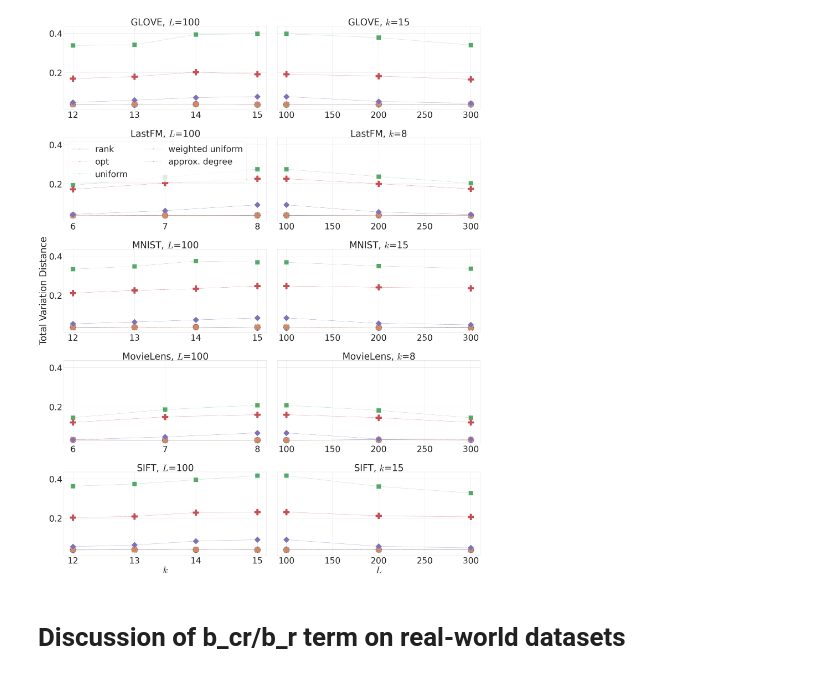
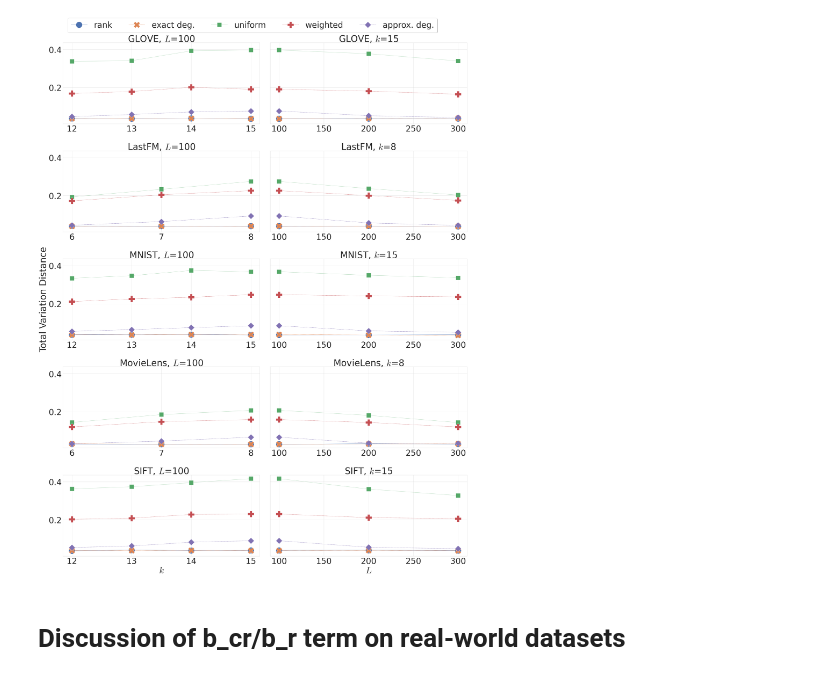
Before and after one commit to alfahaf/fair-nn, a Jupyter notebook: eval.ipynb, the cells around one changed output. Saved outputs shown, nothing was run; the diff lists cells and outputs as text; code cells hidden in the pictures.

```diff
--- a/eval.ipynb
+++ b/eval.ipynb
@@ -41,42 +41,44 @@ df = pd.read_csv("exp-res/exp.csv").replace({
     "sift-128-euclidean" : "SIFT",
     "mnist-784-euclidean" : "MNIST",
     "weighted_uniform": "weighted uniform",
-    "approx_degree": "approx. degree"
+    "approx_degree": "approx. degree",
+    "opt" : "exact degree",
 })
 # %%
 plt.rcParams["figure.figsize"] =(40,50)
 sns.set_context('paper', font_scale=6)
 fig, axs = plt.subplots(5, 2, sharey=True, sharex=False)
 for i, ds in enumerate(sorted(set(df.dataset))):
     for k in set(df[df.dataset==ds].k):
         if len(set(df[(df.dataset==ds) & (df.k == k)].L.values)) > 1:
             #plt.title(f"{ds}, k={k}")
             axs[i,1].set_title(f"{ds}, $k$={k}")
             sns.lineplot(ax=axs[i,1], data=df[(df.k == k) & (df.dataset == ds)], x="L", y="tvd",style="method", hue="method", markers=True, ms=40, legend=False)
 
 for i, ds in enumerate(sorted(set(df.dataset))):
     for L in set(df[df.dataset==ds].L):
         if len(set(df[(df.dataset==ds) & (df.L == L)].k.values)) > 1:
             #plt.title(f"{ds}, k={k}")
             axs[i,0].set_title(f"{ds}, $L$={L}")
-            sns.lineplot(ax=axs[i,0], data=df[(df.L == L) & (df.dataset == ds)], x="k", y="tvd",style="method", hue="method", markers=True, ms=40, legend=(i == 1))#legend=(i == 2))
+            sns.lineplot(ax=axs[i,0], data=df[(df.L == L) & (df.dataset == ds)], x="k", y="tvd",style="method", hue="method", markers=True, ms=40, legend=False)#(i == 1))#legend=(i == 2))
             #axs[i].set_xticklabels(map(int, set(df[(df.dataset==ds) & (df.L == L)].k.values)))
             axs[i,0].xaxis.set_major_locator(MaxNLocator(integer=True))
 
 
 for ax in axs.flat:
     ax.set(xlabel="", ylabel="")
 
 axs[2,0].set(ylabel='Total Variation Distance')
 axs[4,1].set(xlabel='$L$')
 axs[4,0].set(xlabel='$k$')
 
 #plt.show()
-axs[1,0].legend(ncol=2)
+#axs[1,0].legend(ncol=5)
+fig.legend(["rank", "exact deg.", "uniform", "weighted", "approx. deg."], bbox_to_anchor=(0.92, 1.02), ncol=5,shadow=True)
 plt.tight_layout()
-plt.savefig("plots/tvd.pdf")
+plt.savefig("plots/tvd.pdf",  bbox_inches="tight")
 # %% [output]
-[figure, old version]
+[figure, new version]
 # %% [markdown]
 # Discussion of b_cr/b_r term on real-world datasets
 # %%
```
Also changed, not shown: parts of 6 cells of this notebook, 4 other files.
